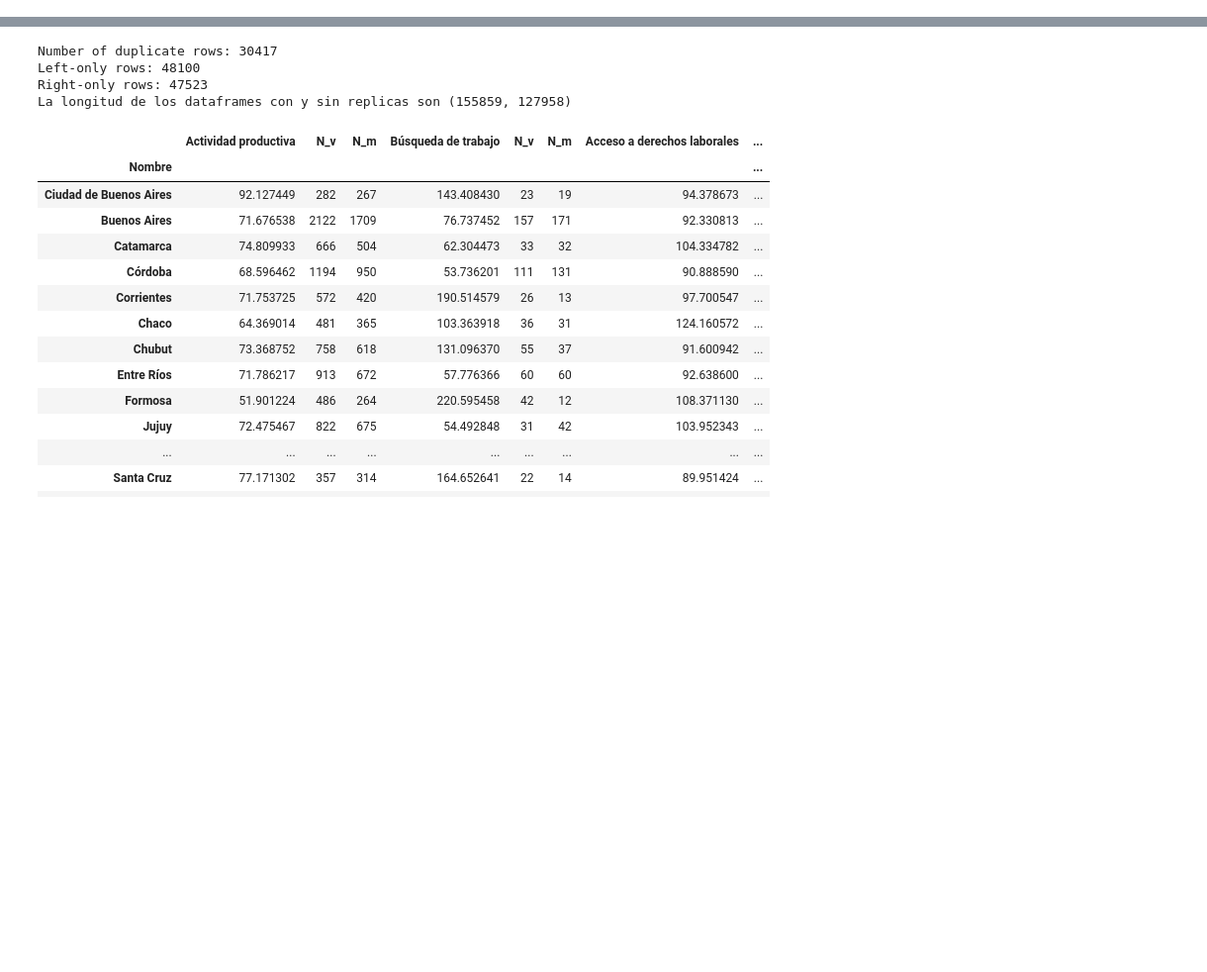
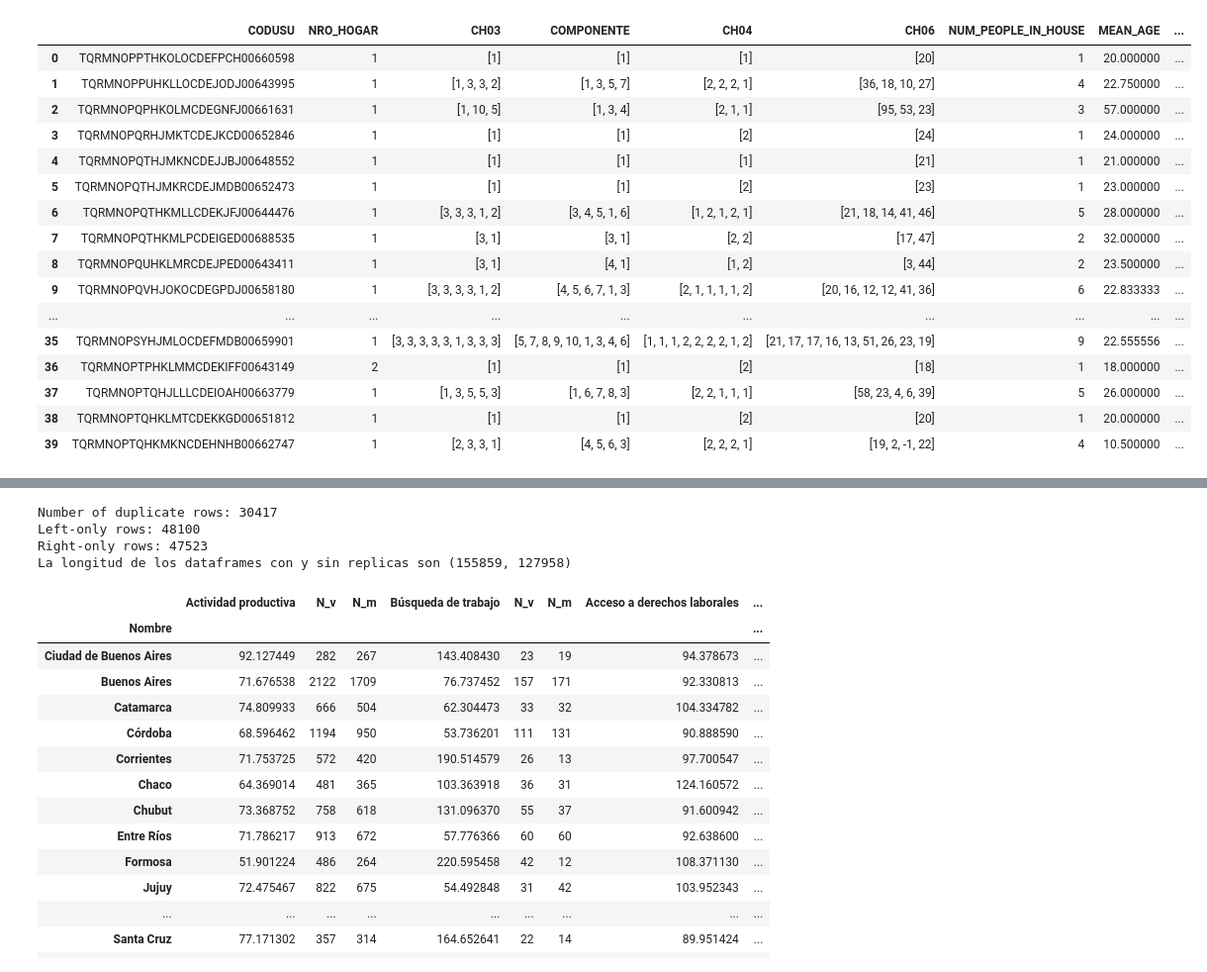
Before and after one commit to datos-Fundar/indice-mercado-trabajo-ingresos, a Jupyter notebook: scripts/04_chequeo_EPH.ipynb, the cells around one changed output, grey strips where cells are left out. Shown: that part at 99% size. Drawn from its saved outputs; the diff is of its cells as text; code cells hidden in the pictures; blank space fills up the shorter version.

Commit message:
actualizo ratios de pobreza

```diff
--- a/scripts/04_chequeo_EPH.ipynb
+++ b/scripts/04_chequeo_EPH.ipynb
@@ -191,22 +224,0 @@ grouped_df['PROVINCIA'] = custom_merged_df['PROVINCIA']
-# %%
-# Reshape the df_CBT DataFrame using melt to unpivot the region columns
-melted_df_CBT = df_CBT.melt(id_vars='Trimestre', var_name='Region', value_name='CBT')
-
-# Filter the rows based on the 'Trimestre' column
-filtered_melted_df_CBT = melted_df_CBT[melted_df_CBT['Trimestre'] == '4T2021']
-
-# Convert province codes in grouped_df using the dict_cod_provincia dictionary
-grouped_df['Provincia'] = grouped_df['PROVINCIA'].map(dict_cod_provincia)
-
-map_provincia_region = prov_regiones['Region'].to_dict()
-
-grouped_df['Region'] = grouped_df['Provincia'].map(map_provincia_region)
-map_region_CBT = filtered_melted_df_CBT.set_index('Region')['CBT'].to_dict()
-
-grouped_df['CBT'] = grouped_df['Region'].map(map_region_CBT)
-
-# Calculate the threshold by multiplying CBT by equivalent adults
-grouped_df['THRESHOLD'] = grouped_df['CBT'] * grouped_df['EQUIVALENT_ADULTS']
-
-# Count the number of houses where income is greater than the threshold
-house_counts = grouped_df[grouped_df['INCOME'] > grouped_df['THRESHOLD']].groupby(['Provincia', 'GENDER_OF_PERSON_IN_CHARGE'])['INCOME_PONDERATOR'].sum().reset_index(name='House_Counts')
@@ -239,0 +301,19 @@ dtype: float64
+# %%
+# Calculate poverty table
+grouped_df = calculate_poverty_table(df_people_2021, df_houses_2021, df_CBT, df_adultos_equiv, dict_cod_provincia, map_provincia_region)
+
+# Ratios
+gender_counts = grouped_df.groupby(['Provincia', 'GENDER_PERSON_IN_CHARGE'])['INCOME_PONDERATOR'].sum().unstack()
+
+# Count rows per province and per gender
+row_counts = grouped_df.groupby(['Provincia', 'GENDER_PERSON_IN_CHARGE']).size().unstack()
+
+# Add row counts to gender_counts table
+gender_counts['ROW_COUNTS_FEMALE'] = row_counts['FEMALE']
+gender_counts['ROW_COUNTS_MALE'] = row_counts['MALE']
+
+# Calculate gender ratios
+gender_ratios = gender_counts['FEMALE'] / gender_counts['MALE']
+
+# Display the gender ratios
+gender_counts
@@ -239,0 +356,20 @@ dtype: float64
+# %%
+grouped_df.head(40)
+# %% [output]
+|  | CODUSU | NRO_HOGAR | CH03 | COMPONENTE | CH04 | CH06 | NUM_PEOPLE_IN_HOUSE | MEAN_AGE | ... |
+| 0 | TQRMNOPPTHKOLOCDEFPCH00660598 | 1 | [1] | [1] | [1] | [20] | 1 | 20.000000 | ... |
+| 1 | TQRMNOPPUHKLLOCDEJODJ00643995 | 1 | [1, 3, 3, 2] | [1, 3, 5, 7] | [2, 2, 2, 1] | [36, 18, 10, 27] | 4 | 22.750000 | ... |
+| 2 | TQRMNOPQPHKOLMCDEGNFJ00661631 | 1 | [1, 10, 5] | [1, 3, 4] | [2, 1, 1] | [95, 53, 23] | 3 | 57.000000 | ... |
+| 3 | TQRMNOPQRHJMKTCDEJKCD00652846 | 1 | [1] | [1] | [2] | [24] | 1 | 24.000000 | ... |
+| 4 | TQRMNOPQTHJMKNCDEJJBJ00648552 | 1 | [1] | [1] | [1] | [21] | 1 | 21.000000 | ... |
+| 5 | TQRMNOPQTHJMKRCDEJMDB00652473 | 1 | [1] | [1] | [2] | [23] | 1 | 23.000000 | ... |
+| 6 | TQRMNOPQTHKMLLCDEKJFJ00644476 | 1 | [3, 3, 3, 1, 2] | [3, 4, 5, 1, 6] | [1, 2, 1, 2, 1] | [21, 18, 14, 41, 46] | 5 | 28.000000 | ... |
+| 7 | TQRMNOPQTHKMLPCDEIGED00688535 | 1 | [3, 1] | [3, 1] | [2, 2] | [17, 47] | 2 | 32.000000 | ... |
+| 8 | TQRMNOPQUHKLMRCDEJPED00643411 | 1 | [3, 1] | [4, 1] | [1, 2] | [3, 44] | 2 | 23.500000 | ... |
+| 9 | TQRMNOPQVHJOKOCDEGPDJ00658180 | 1 | [3, 3, 3, 3, 1, 2] | [4, 5, 6, 7, 1, 3] | [2, 1, 1, 1, 1, 2] | [20, 16, 12, 12, 41, 36] | 6 | 22.833333 | ... |
+| ... | ... | ... | ... | ... | ... | ... | ... | ... | ... |
+| 35 | TQRMNOPSYHJMLOCDEFMDB00659901 | 1 | [3, 3, 3, 3, 3, 1, 3, 3, 3] | [5, 7, 8, 9, 10, 1, 3, 4, 6] | [1, 1, 1, 2, 2, 2, 2, 1, 2] | [21, 17, 17, 16, 13, 51, 26, 23, 19] | 9 | 22.555556 | ... |
+| 36 | TQRMNOPTPHKLMMCDEKIFF00643149 | 2 | [1] | [1] | [2] | [18] | 1 | 18.000000 | ... |
+| 37 | TQRMNOPTQHJLLLCDEIOAH00663779 | 1 | [1, 3, 5, 5, 3] | [1, 6, 7, 8, 3] | [2, 2, 1, 1, 1] | [58, 23, 4, 6, 39] | 5 | 26.000000 | ... |
+| 38 | TQRMNOPTQHKLMTCDEKKGD00651812 | 1 | [1] | [1] | [2] | [20] | 1 | 20.000000 | ... |
+| 39 | TQRMNOPTQHKMKNCDEHNHB00662747 | 1 | [2, 3, 3, 1] | [4, 5, 6, 3] | [2, 2, 2, 1] | [19, 2, -1, 22] | 4 | 10.500000 | ... |
```
Also changed, not shown: parts of 16 cells of this notebook.
